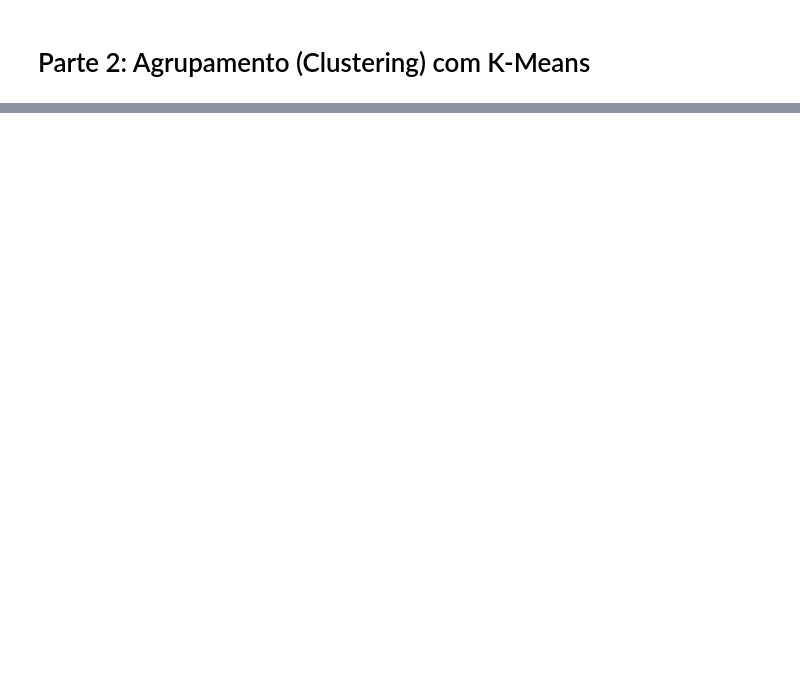
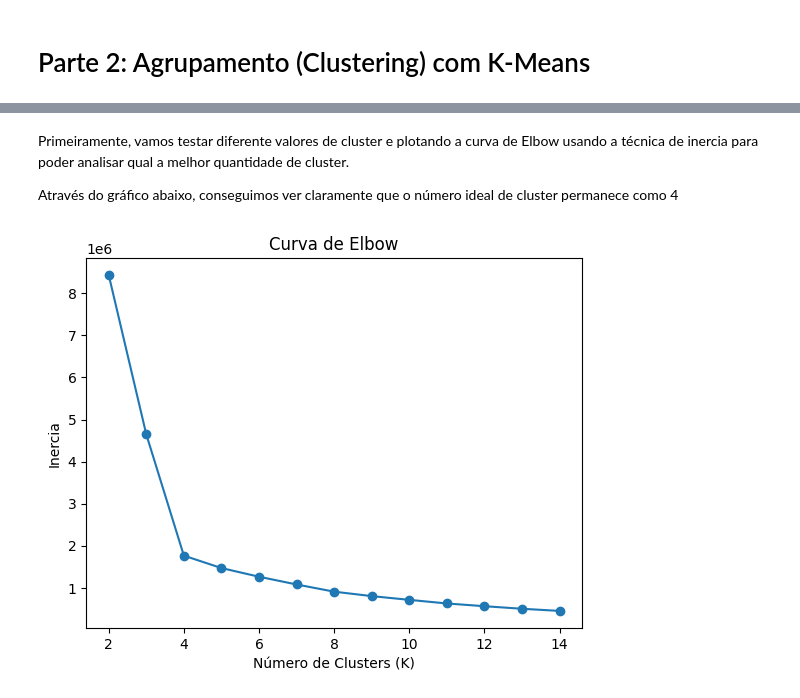
Before and after one commit to yagoluucas/Aprendizado-N-o-Supervisionado, a Jupyter notebook: exercicio.ipynb, the cells around one changed output, grey strips where cells are left out. Cells and saved outputs as stored; diff of their text form; code cells hidden in the pictures; blank space fills up the shorter version.

```diff
--- a/exercicio.ipynb
+++ b/exercicio.ipynb
@@ -155,0 +192,24 @@ plt.show()
+# %% [markdown]
+Primeiramente, vamos testar diferente valores de cluster e plotando a curva de Elbow usando a técnica de inercia para poder analisar qual a melhor quantidade de cluster.
+
+Através do gráfico abaixo, conseguimos ver claramente que o número ideal de cluster permanece como 4
+# %%
+# Testando diferentes valores de K
+inertia_values = []
+valores_k = []
+df_reduced = pd.DataFrame(df_reduced)
+
+for k in range(2, 15):
+  kmeans = KMeans(n_clusters=k)
+  kmeans.fit(df_reduced)
+  inertia_values.append(kmeans.inertia_)
+  valores_k.append(k)
+
+# Plotando a curva de Elbow
+plt.plot(valores_k, inertia_values, marker='o')
+plt.xlabel('Número de Clusters (K)')
+plt.ylabel('Inercia')
+plt.title('Curva de Elbow')
+plt.show()
+# %% [output]
+[figure, added]
```
Also changed, not shown: parts of 29 cells of this notebook.
